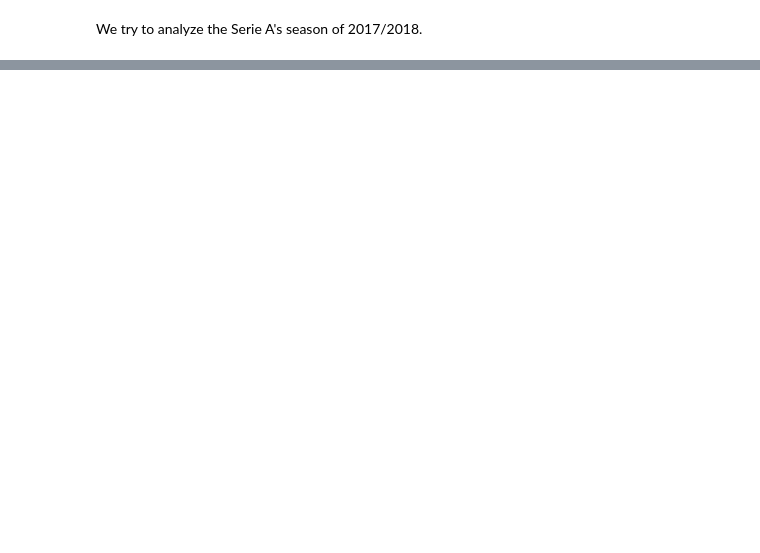
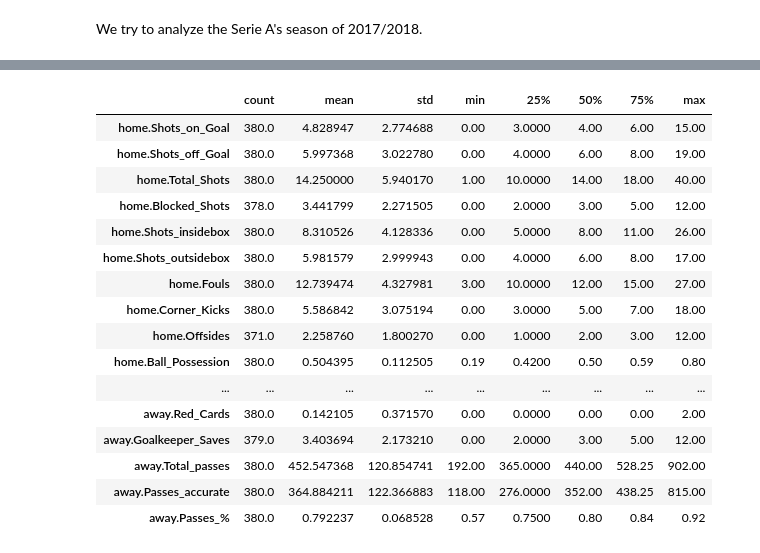
Before and after one commit to MatteoFelici/football, a Jupyter notebook: analyze_season.ipynb, the cells around one changed output, grey strips where cells are left out. Saved outputs shown, nothing was run; the diff lists cells and outputs as text; code cells hidden in the pictures; blank space fills up the shorter version.

```diff
--- a/analyze_season.ipynb
+++ b/analyze_season.ipynb
@@ -31,0 +76,6 @@ serie_a.head(10)
+# %%
+path = './data/fixture_stats/28-Serie_A-IT-2017/'
+
+processer = LeagueData()
+
+serie_a_fix = processer.process_fixtures(path)
@@ -31,0 +116,20 @@ serie_a.head(10)
+# %%
+serie_a_fix.describe().T
+# %% [output]
+|  | count | mean | std | min | 25% | 50% | 75% | max |
+| home.Shots_on_Goal | 380.0 | 4.828947 | 2.774688 | 0.00 | 3.0000 | 4.00 | 6.00 | 15.00 |
+| home.Shots_off_Goal | 380.0 | 5.997368 | 3.022780 | 0.00 | 4.0000 | 6.00 | 8.00 | 19.00 |
+| home.Total_Shots | 380.0 | 14.250000 | 5.940170 | 1.00 | 10.0000 | 14.00 | 18.00 | 40.00 |
+| home.Blocked_Shots | 378.0 | 3.441799 | 2.271505 | 0.00 | 2.0000 | 3.00 | 5.00 | 12.00 |
+| home.Shots_insidebox | 380.0 | 8.310526 | 4.128336 | 0.00 | 5.0000 | 8.00 | 11.00 | 26.00 |
+| home.Shots_outsidebox | 380.0 | 5.981579 | 2.999943 | 0.00 | 4.0000 | 6.00 | 8.00 | 17.00 |
+| home.Fouls | 380.0 | 12.739474 | 4.327981 | 3.00 | 10.0000 | 12.00 | 15.00 | 27.00 |
+| home.Corner_Kicks | 380.0 | 5.586842 | 3.075194 | 0.00 | 3.0000 | 5.00 | 7.00 | 18.00 |
+| home.Offsides | 371.0 | 2.258760 | 1.800270 | 0.00 | 1.0000 | 2.00 | 3.00 | 12.00 |
+| home.Ball_Possession | 380.0 | 0.504395 | 0.112505 | 0.19 | 0.4200 | 0.50 | 0.59 | 0.80 |
+| ... | ... | ... | ... | ... | ... | ... | ... | ... |
+| away.Red_Cards | 380.0 | 0.142105 | 0.371570 | 0.00 | 0.0000 | 0.00 | 0.00 | 2.00 |
+| away.Goalkeeper_Saves | 379.0 | 3.403694 | 2.173210 | 0.00 | 2.0000 | 3.00 | 5.00 | 12.00 |
+| away.Total_passes | 380.0 | 452.547368 | 120.854741 | 192.00 | 365.0000 | 440.00 | 528.25 | 902.00 |
+| away.Passes_accurate | 380.0 | 364.884211 | 122.366883 | 118.00 | 276.0000 | 352.00 | 438.25 | 815.00 |
+| away.Passes_% | 380.0 | 0.792237 | 0.068528 | 0.57 | 0.7500 | 0.80 | 0.84 | 0.92 |
```
Also changed, not shown: parts of 12 cells of this notebook.
